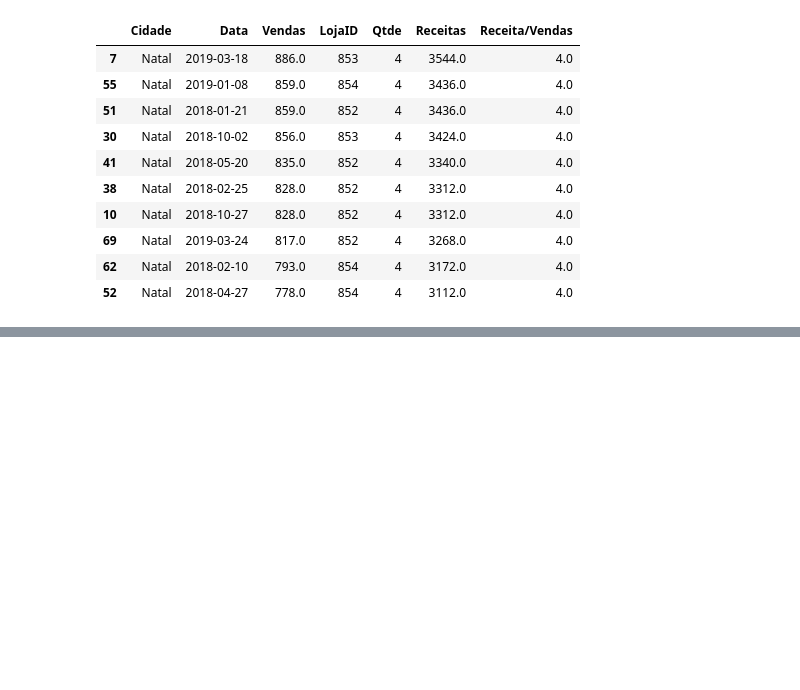
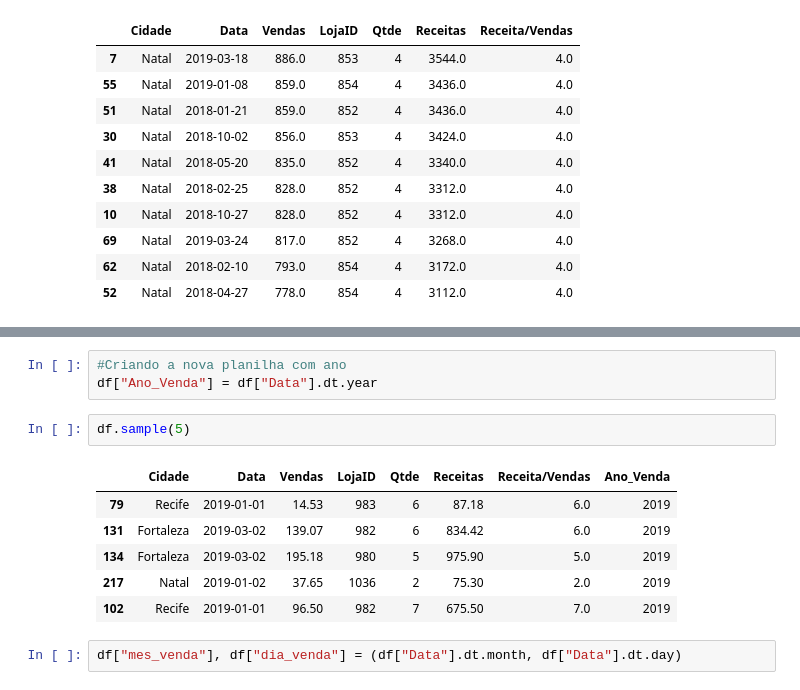
Before and after one commit to eladaniela/python-dio-unimed, a Jupyter notebook: planilhas_excel.ipynb, the cells around one changed output, grey strips where cells are left out. Cells and saved outputs as stored; diff of their text form; blank space fills up the shorter version.

```diff
--- a/planilhas_excel.ipynb
+++ b/planilhas_excel.ipynb
@@ -183,0 +220,14 @@ df.sort_values("Receitas", ascending = False).head(10)
+# %%
+#Criando a nova planilha com ano
+df["Ano_Venda"] = df["Data"].dt.year
+# %%
+df.sample(5)
+# %% [output]
+|  | Cidade | Data | Vendas | LojaID | Qtde | Receitas | Receita/Vendas | Ano_Venda |
+| 79 | Recife | 2019-01-01 | 14.53 | 983 | 6 | 87.18 | 6.0 | 2019 |
+| 131 | Fortaleza | 2019-03-02 | 139.07 | 982 | 6 | 834.42 | 6.0 | 2019 |
+| 134 | Fortaleza | 2019-03-02 | 195.18 | 980 | 5 | 975.90 | 5.0 | 2019 |
+| 217 | Natal | 2019-01-02 | 37.65 | 1036 | 2 | 75.30 | 2.0 | 2019 |
+| 102 | Recife | 2019-01-01 | 96.50 | 982 | 7 | 675.50 | 7.0 | 2019 |
+# %%
+df["mes_venda"], df["dia_venda"] = (df["Data"].dt.month, df["Data"].dt.day)
```
Also changed, not shown: parts of 6 cells of this notebook.
